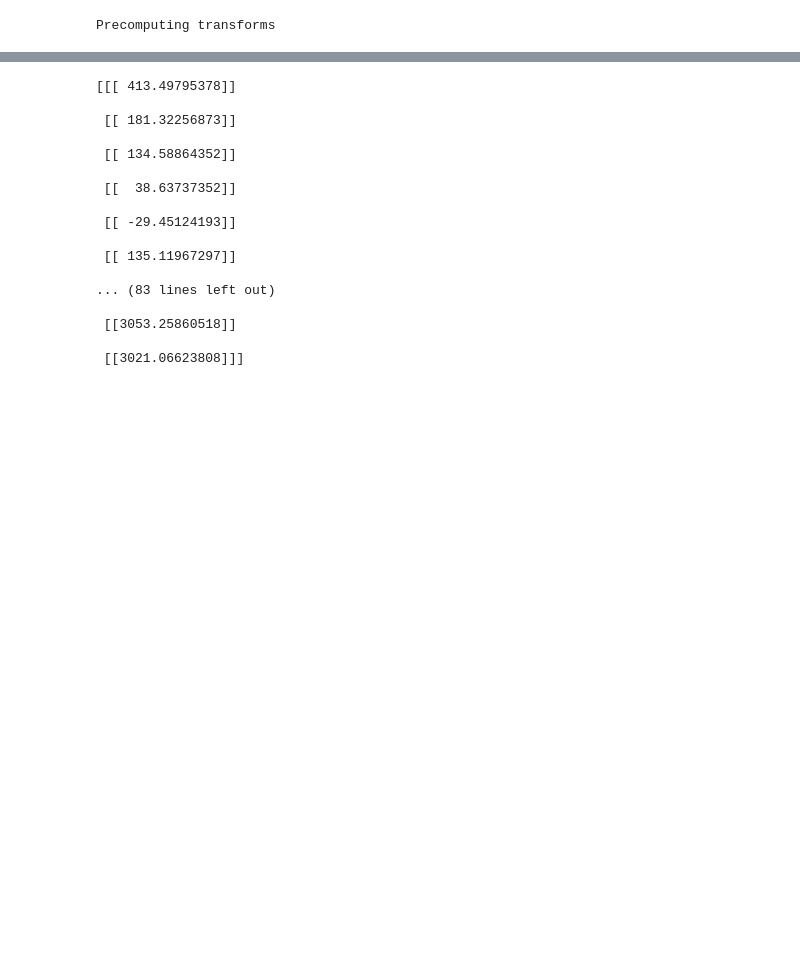
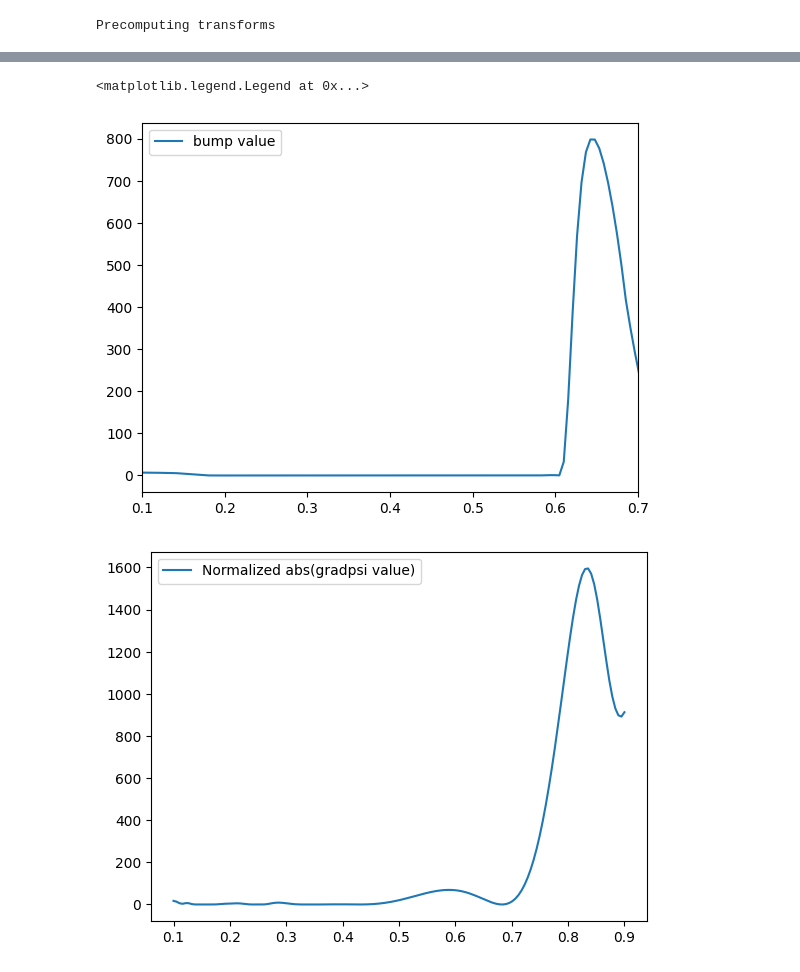
Before and after one commit to jlabbate15/firm3d, a Jupyter notebook: examples/trapped_map/trapped_map.ipynb, the cells around one changed output, grey strips where cells are left out. Drawn from its saved outputs; the diff is of its cells as text; code cells hidden in the pictures; blank space fills up the shorter version.

```diff
--- a/examples/trapped_map/trapped_map.ipynb
+++ b/examples/trapped_map/trapped_map.ipynb
@@ -139,21 +169,39 @@ fig.savefig('testing.png')
 # %%
 # Objective function testing
-print(out['psi_da'])
+import matplotlib
+matplotlib.use('module://matplotlib_inline.backend_inline')  # Don't use interactive backend
+import matplotlib.pyplot
+
+plt.figure(2)
+plt.plot(rhos_desc**2,out['obj_bump'][:,0,0],label='bump value') # summed over all resonances
+plt.xlim([0.1,0.7])
+plt.legend()
+
+plt.figure(3)
+plt.plot(rhos_desc**2,out['psi_da'][:,0,0]**2,label='Normalized abs(gradpsi value)')
+plt.legend()
+
+ress = out['res'][0,0,0,:]
+plt.figure(4)
+plt.plot(rhos_desc**2,out['omega'][:,0,0,0],'o',label="omega zeta")
+for res in ress:
+    plt.plot(rhos_desc**2,np.ones(len(rhos_desc))*res,'--')
+plt.ylim([-1,1])
+plt.legend()
+
+plt.figure(5)
+plt.plot(rhos_desc**2,out['obj'][:,0,0],label="objective function")
+plt.legend()
+
+# import pickle
+# fig,ax = plt.subplots()
+# pickle.load(open("testing.pkl", "rb"))
+# Y = s_obj
+# X = np.linspace(0,2*np.pi,5)
+# Z = np.transpose(np.tile(obj_val, (5, 1)))
+# cs = ax.contourf(X,Y,Z,cmap='Blues')
+# fig.colorbar(cs,ax=ax)
 # %% [output]
-[[[ 413.49795378]]
-
- [[ 181.32256873]]
-
- [[ 134.58864352]]
-
- [[  38.63737352]]
-
- [[ -29.45124193]]
-
- [[ 135.11967297]]
-
-... (83 lines left out)
-
- [[3053.25860518]]
-
- [[3021.06623808]]]
+<matplotlib.legend.Legend at 0x...>
+[figure, added]
+[figure, added]
```
Also changed, not shown: parts of 8 cells of this notebook.
